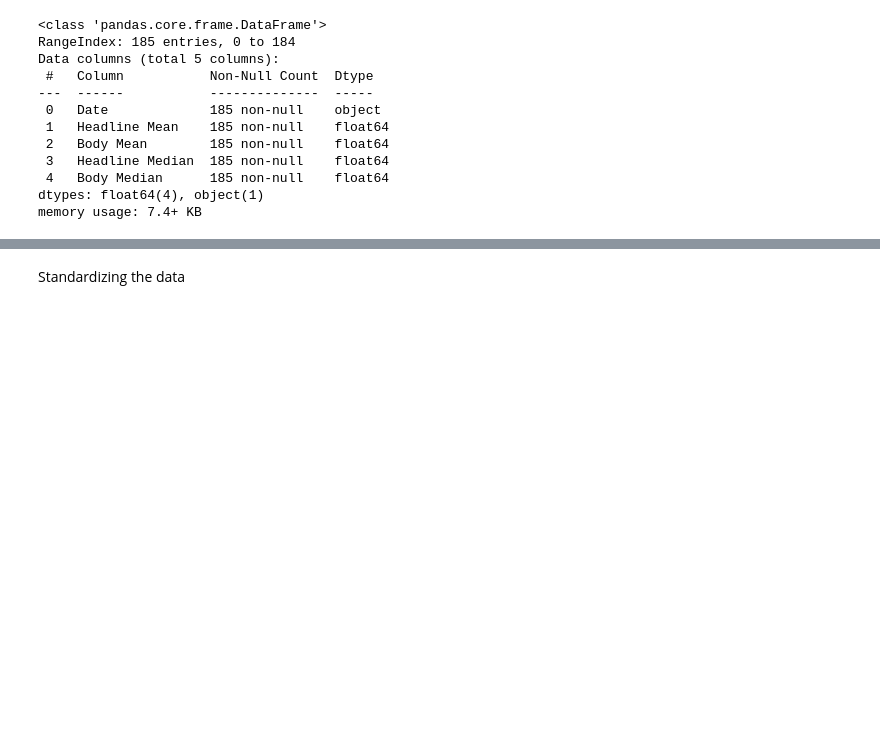
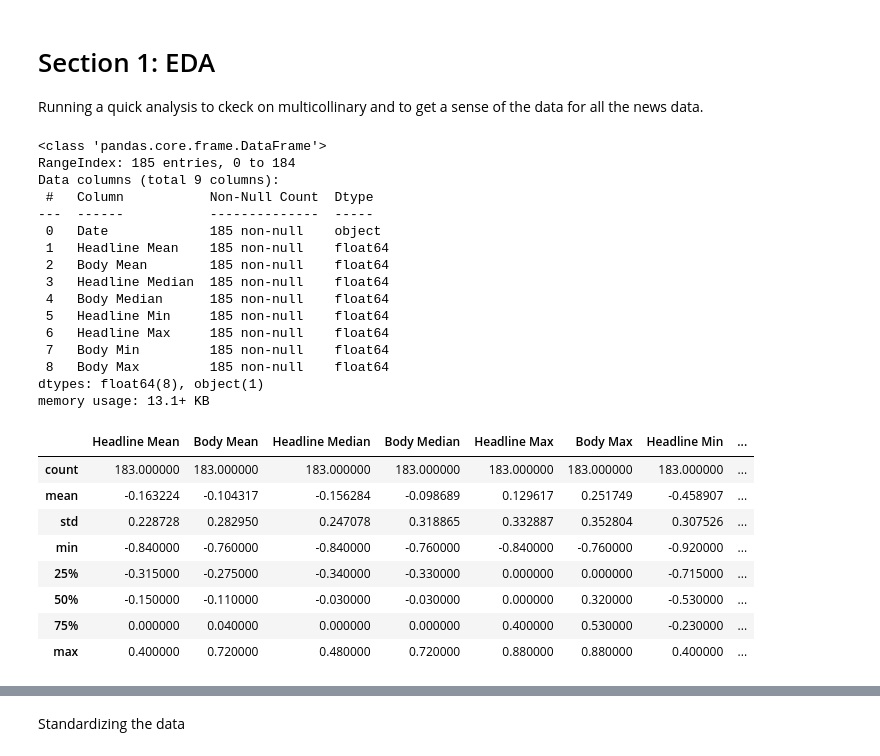
Before and after one commit to IS737StockPicker/stonks, a Jupyter notebook: Logistic_Regression_Final.ipynb, the cells around one changed output, grey strips where cells are left out. Cells and saved outputs as stored; diff of their text form; code cells hidden in the pictures; blank space fills up the shorter version.

```diff
--- a/Logistic_Regression_Final.ipynb
+++ b/Logistic_Regression_Final.ipynb
@@ -41,17 +47,34 @@ EDA
+# %% [markdown]
+# Section 1: EDA
+Running a quick analysis to ckeck on multicollinary and to get a sense of the data for all the news data.
 # %%
 Guardian_Data= pd.read_csv('/content/stonks/guardian_data.csv')
 Guardian_Data.head()
 Guardian_Data.info()
+Huff_News_Data.describe()
 # %% [output]
 <class 'pandas.core.frame.DataFrame'>
 RangeIndex: 185 entries, 0 to 184
-Data columns (total 5 columns):
+Data columns (total 9 columns):
  #   Column           Non-Null Count  Dtype
 ---  ------           --------------  -----
  0   Date             185 non-null    object
  1   Headline Mean    185 non-null    float64
  2   Body Mean        185 non-null    float64
  3   Headline Median  185 non-null    float64
  4   Body Median      185 non-null    float64
-dtypes: float64(4), object(1)
-memory usage: 7.4+ KB
+ 5   Headline Min     185 non-null    float64
+ 6   Headline Max     185 non-null    float64
+ 7   Body Min         185 non-null    float64
+ 8   Body Max         185 non-null    float64
+dtypes: float64(8), object(1)
+memory usage: 13.1+ KB
+|  | Headline Mean | Body Mean | Headline Median | Body Median | Headline Max | Body Max | Headline Min | ... |
+| count | 183.000000 | 183.000000 | 183.000000 | 183.000000 | 183.000000 | 183.000000 | 183.000000 | ... |
+| mean | -0.163224 | -0.104317 | -0.156284 | -0.098689 | 0.129617 | 0.251749 | -0.458907 | ... |
+| std | 0.228728 | 0.282950 | 0.247078 | 0.318865 | 0.332887 | 0.352804 | 0.307526 | ... |
+| min | -0.840000 | -0.760000 | -0.840000 | -0.760000 | -0.840000 | -0.760000 | -0.920000 | ... |
+| 25% | -0.315000 | -0.275000 | -0.340000 | -0.330000 | 0.000000 | 0.000000 | -0.715000 | ... |
+| 50% | -0.150000 | -0.110000 | -0.030000 | -0.030000 | 0.000000 | 0.320000 | -0.530000 | ... |
+| 75% | 0.000000 | 0.040000 | 0.000000 | 0.000000 | 0.400000 | 0.530000 | -0.230000 | ... |
+| max | 0.400000 | 0.720000 | 0.480000 | 0.720000 | 0.880000 | 0.880000 | 0.400000 | ... |
```
Also changed, not shown: parts of 68 cells of this notebook.
